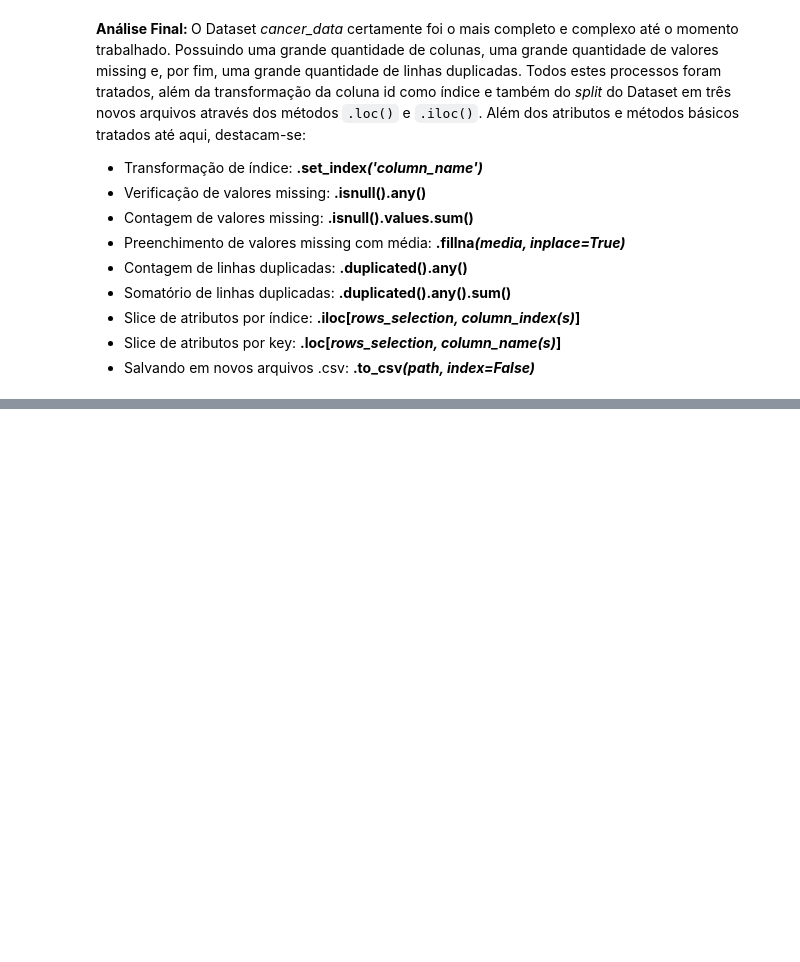
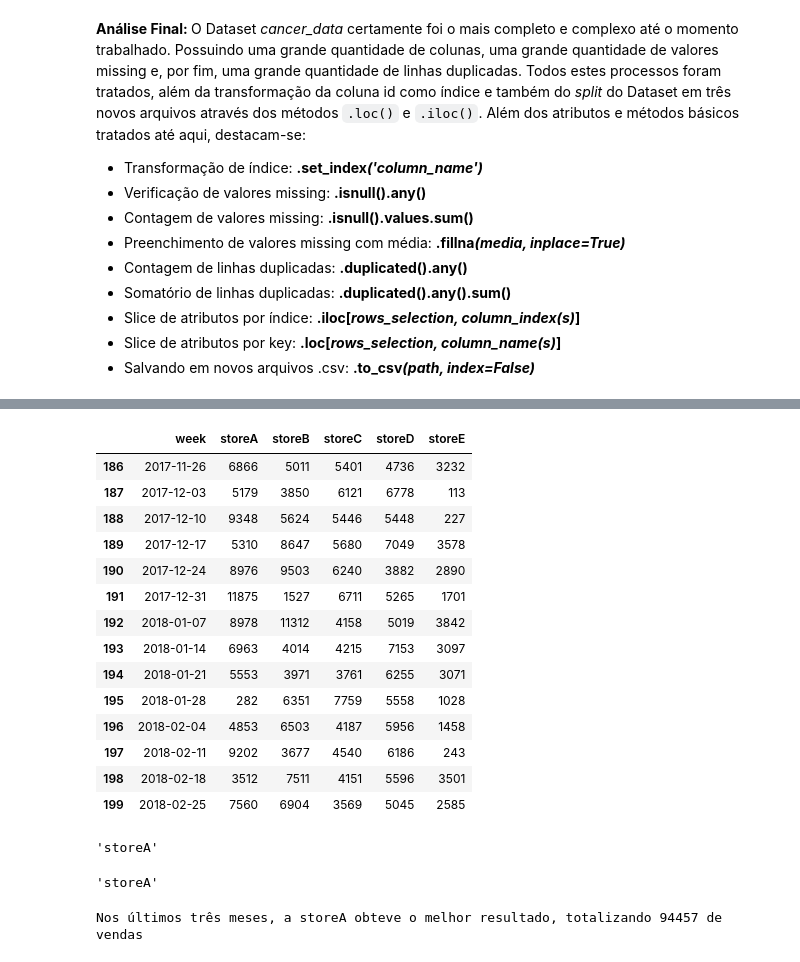
Before and after one commit to RobertoDelamora/data-science-academy, a Jupyter notebook: udacity/fundamentos-data-scientist-I/definitive-toolkit/Pandas_Tutorial.ipynb, the cells around one changed output, grey strips where cells are left out. Saved outputs shown, nothing was run; the diff lists cells and outputs as text; code cells hidden in the pictures; blank space fills up the shorter version.

```diff
--- a/udacity/fundamentos-data-scientist-I/definitive-toolkit/Pandas_Tutorial.ipynb
+++ b/udacity/fundamentos-data-scientist-I/definitive-toolkit/Pandas_Tutorial.ipynb
@@ -1336,0 +1345,6 @@ df_cancer_max.to_csv('C:/Users/thiagoPanini/Downloads/datasets/cancer_max.csv',
+# %%
+# Importando biblioteca e lendo arquivo
+import pandas as pd
+
+df_store = pd.read_csv('C:/Users/thiagoPanini/Downloads/datasets/store-data.csv')
+df_store.head()
@@ -1336,0 +1374,4 @@ df_cancer_max.to_csv('C:/Users/thiagoPanini/Downloads/datasets/cancer_max.csv',
+# %%
+# Transformando em timestamp
+df_store['week'] = pd.to_datetime(df_store['week'])
+df_store.dtypes
@@ -1336,0 +1577,4 @@ df_cancer_max.to_csv('C:/Users/thiagoPanini/Downloads/datasets/cancer_max.csv',
+# %%
+# Voltando três meses
+period_start = df_store['week'].max() - pd.DateOffset(months=3)
+period_start
@@ -1336,0 +1583,33 @@ df_cancer_max.to_csv('C:/Users/thiagoPanini/Downloads/datasets/cancer_max.csv',
+# %%
+# Trabalhando com Dataset
+df_store[df_store['week'] >= period_start]
+# %% [output]
+|  | week | storeA | storeB | storeC | storeD | storeE |
+| 186 | 2017-11-26 | 6866 | 5011 | 5401 | 4736 | 3232 |
+| 187 | 2017-12-03 | 5179 | 3850 | 6121 | 6778 | 113 |
+| 188 | 2017-12-10 | 9348 | 5624 | 5446 | 5448 | 227 |
+| 189 | 2017-12-17 | 5310 | 8647 | 5680 | 7049 | 3578 |
+| 190 | 2017-12-24 | 8976 | 9503 | 6240 | 3882 | 2890 |
+| 191 | 2017-12-31 | 11875 | 1527 | 6711 | 5265 | 1701 |
+| 192 | 2018-01-07 | 8978 | 11312 | 4158 | 5019 | 3842 |
+| 193 | 2018-01-14 | 6963 | 4014 | 4215 | 7153 | 3097 |
+| 194 | 2018-01-21 | 5553 | 3971 | 3761 | 6255 | 3071 |
+| 195 | 2018-01-28 | 282 | 6351 | 7759 | 5558 | 1028 |
+| 196 | 2018-02-04 | 4853 | 6503 | 4187 | 5956 | 1458 |
+| 197 | 2018-02-11 | 9202 | 3677 | 4540 | 6186 | 243 |
+| 198 | 2018-02-18 | 3512 | 7511 | 4151 | 5596 | 3501 |
+| 199 | 2018-02-25 | 7560 | 6904 | 3569 | 5045 | 2585 |
+# %%
+df_store[df_store['week'] >= period_start].sum().idxmax()
+# %% [output]
+'storeA'
+# %%
+# Condicionando Dataset para Range entre dois períodos
+df_store[(df_store['week'] >= period_start) & (df_store['week'] <= period_end)].sum().idxmax()
+# %% [output]
+'storeA'
+# %%
+# Resultado
+print(f"Nos últimos três meses, a {df_store[(df_store['week'] >= period_start) & (df_store['week'] <= period_end)].sum().idxmax()} obteve o melhor resultado, totalizando {df_store[(df_store['week'] >= period_start) & (df_store['week'] <= period_end)].sum().max()} de vendas.")
+# %% [output]
+Nos últimos três meses, a storeA obteve o melhor resultado, totalizando 94457 de vendas
```
Also changed, not shown: parts of 70 cells of this notebook.
